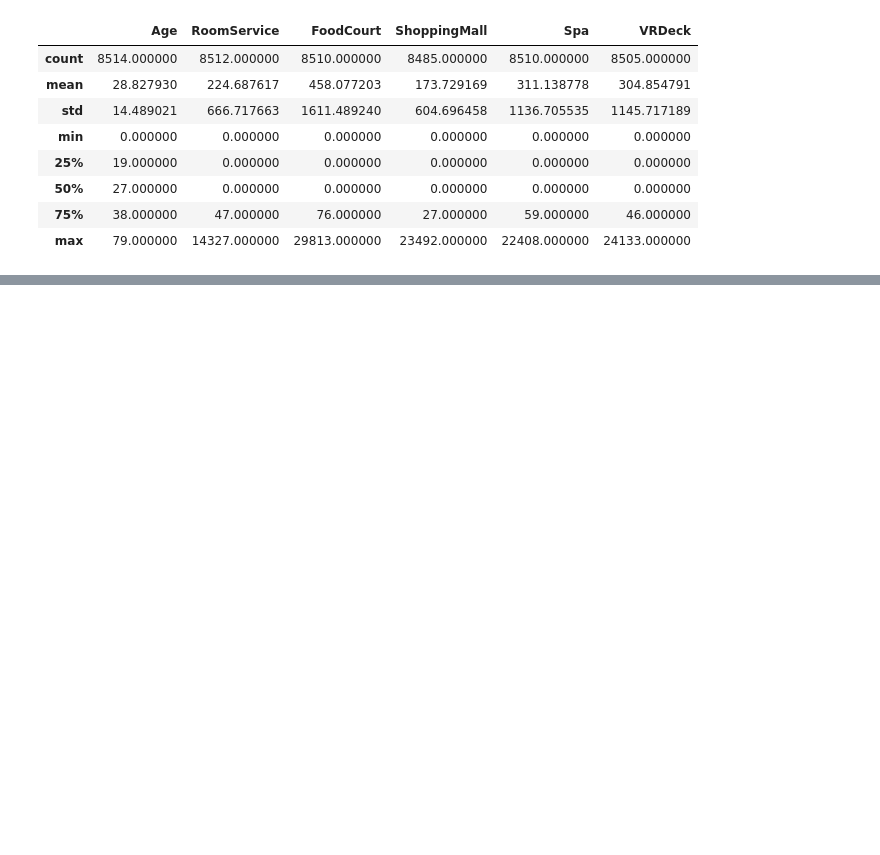
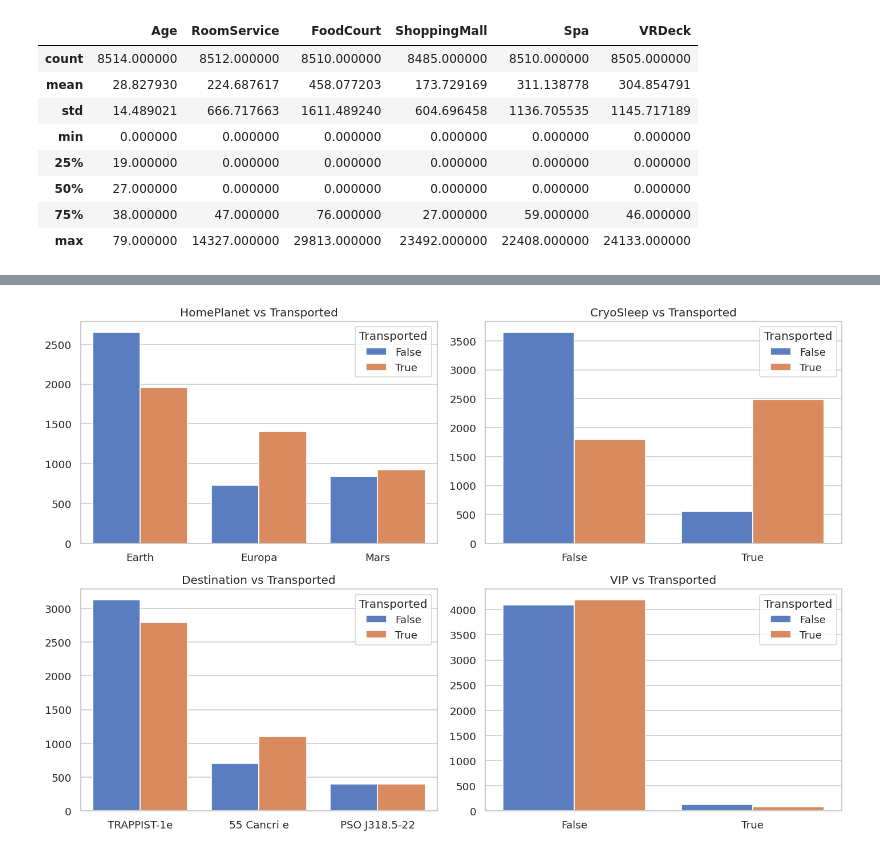
Before and after one commit to alabhastam/Spaceship-Titanic-competition, a Jupyter notebook: main.ipynb, the cells around one changed output, grey strips where cells are left out. Cells and saved outputs as stored; diff of their text form; code cells hidden in the pictures; blank space fills up the shorter version.

```diff
--- a/main.ipynb
+++ b/main.ipynb
@@ -110,0 +146,17 @@ display(train.describe())
+# %%
+# ----- 3. Categorical features vs target -----
+cat_features = ['HomePlanet', 'CryoSleep', 'Destination', 'VIP']
+fig, axes = plt.subplots(2, 2, figsize=(12, 8))
+for col, ax in zip(cat_features, axes.flatten()):
+    sns.countplot(
+        data=train, x=col, hue='Transported',
+        ax=ax, order=train[col].value_counts().index
+    )
+    ax.set_title(f'{col} vs Transported')
+    ax.set_xlabel('')
+    ax.set_ylabel('')
+    ax.legend(title='Transported')
+plt.tight_layout()
+plt.show()
+# %% [output]
+[figure, added]
```
Also changed, not shown: parts of 7 cells of this notebook.
